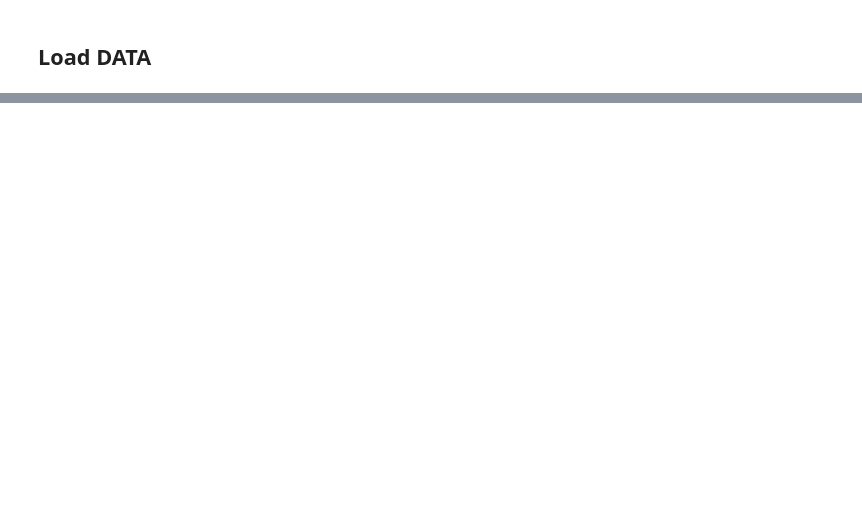
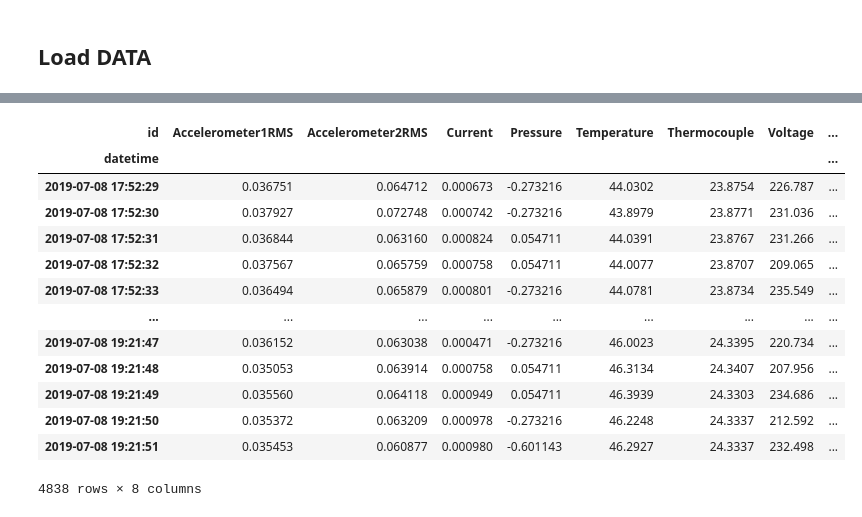
Before and after one commit to vlsu-labs/moad-works, a Jupyter notebook: lb5/main.ipynb, the cells around one changed output, grey strips where cells are left out. Saved outputs shown, nothing was run; the diff lists cells and outputs as text; code cells hidden in the pictures; blank space fills up the shorter version.

```diff
--- a/lb5/main.ipynb
+++ b/lb5/main.ipynb
@@ -30,0 +12,25 @@ Name: id, Length: 51240, dtype: object
+# %%
+PATH = 'data.csv'
+start_point = '2019-07-08 17:52:29'
+
+load_df = pd.read_csv(PATH, delimiter=';', index_col='datetime', parse_dates=True)
+load_df = load_df.pivot_table(values='value', index=load_df.index, columns='id')
+load_df = load_df[start_point:]
+
+FEATURES = list(load_df.columns)
+load_df
+# %% [output]
+| id | Accelerometer1RMS | Accelerometer2RMS | Current | Pressure | Temperature | Thermocouple | Voltage | ... |
+| datetime |  |  |  |  |  |  |  | ... |
+| 2019-07-08 17:52:29 | 0.036751 | 0.064712 | 0.000673 | -0.273216 | 44.0302 | 23.8754 | 226.787 | ... |
+| 2019-07-08 17:52:30 | 0.037927 | 0.072748 | 0.000742 | -0.273216 | 43.8979 | 23.8771 | 231.036 | ... |
+| 2019-07-08 17:52:31 | 0.036844 | 0.063160 | 0.000824 | 0.054711 | 44.0391 | 23.8767 | 231.266 | ... |
+| 2019-07-08 17:52:32 | 0.037567 | 0.065759 | 0.000758 | 0.054711 | 44.0077 | 23.8707 | 209.065 | ... |
+| 2019-07-08 17:52:33 | 0.036494 | 0.065879 | 0.000801 | -0.273216 | 44.0781 | 23.8734 | 235.549 | ... |
+| ... | ... | ... | ... | ... | ... | ... | ... | ... |
+| 2019-07-08 19:21:47 | 0.036152 | 0.063038 | 0.000471 | -0.273216 | 46.0023 | 24.3395 | 220.734 | ... |
+| 2019-07-08 19:21:48 | 0.035053 | 0.063914 | 0.000758 | 0.054711 | 46.3134 | 24.3407 | 207.956 | ... |
+| 2019-07-08 19:21:49 | 0.035560 | 0.064118 | 0.000949 | 0.054711 | 46.3939 | 24.3303 | 234.686 | ... |
+| 2019-07-08 19:21:50 | 0.035372 | 0.063209 | 0.000978 | -0.273216 | 46.2248 | 24.3337 | 212.592 | ... |
+| 2019-07-08 19:21:51 | 0.035453 | 0.060877 | 0.000980 | -0.601143 | 46.2927 | 24.3337 | 232.498 | ... |
+4838 rows × 8 columns
```
Also changed, not shown: parts of 7 cells of this notebook, 1 other file.
